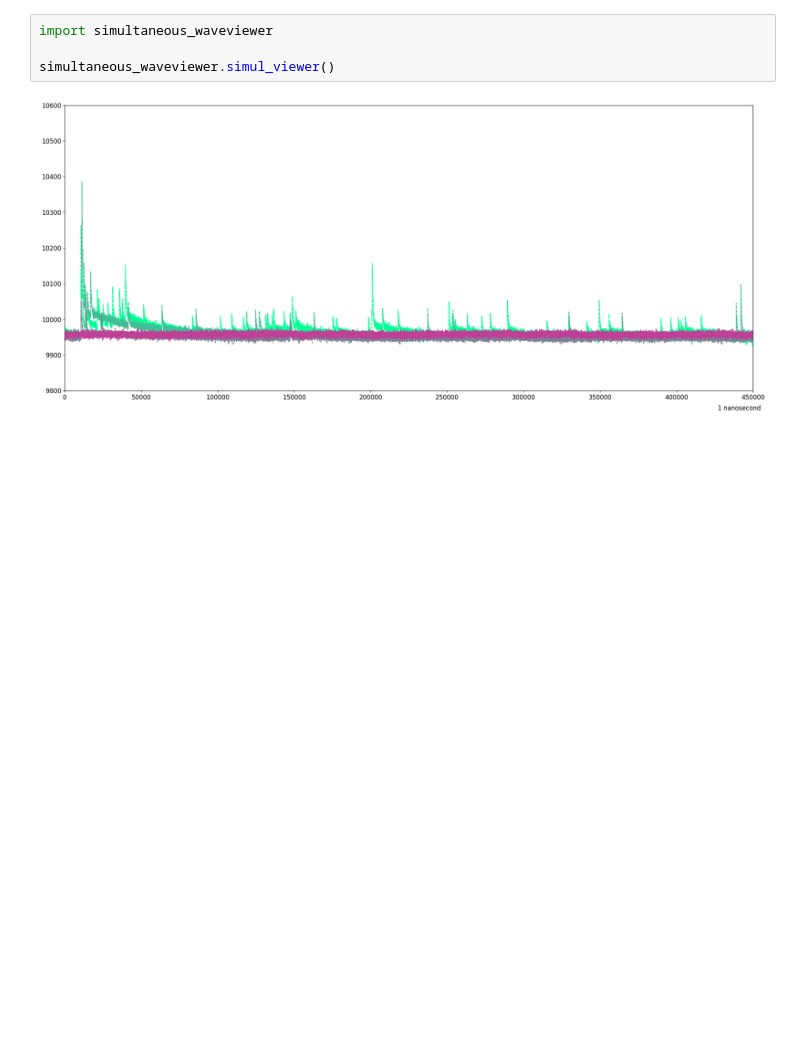
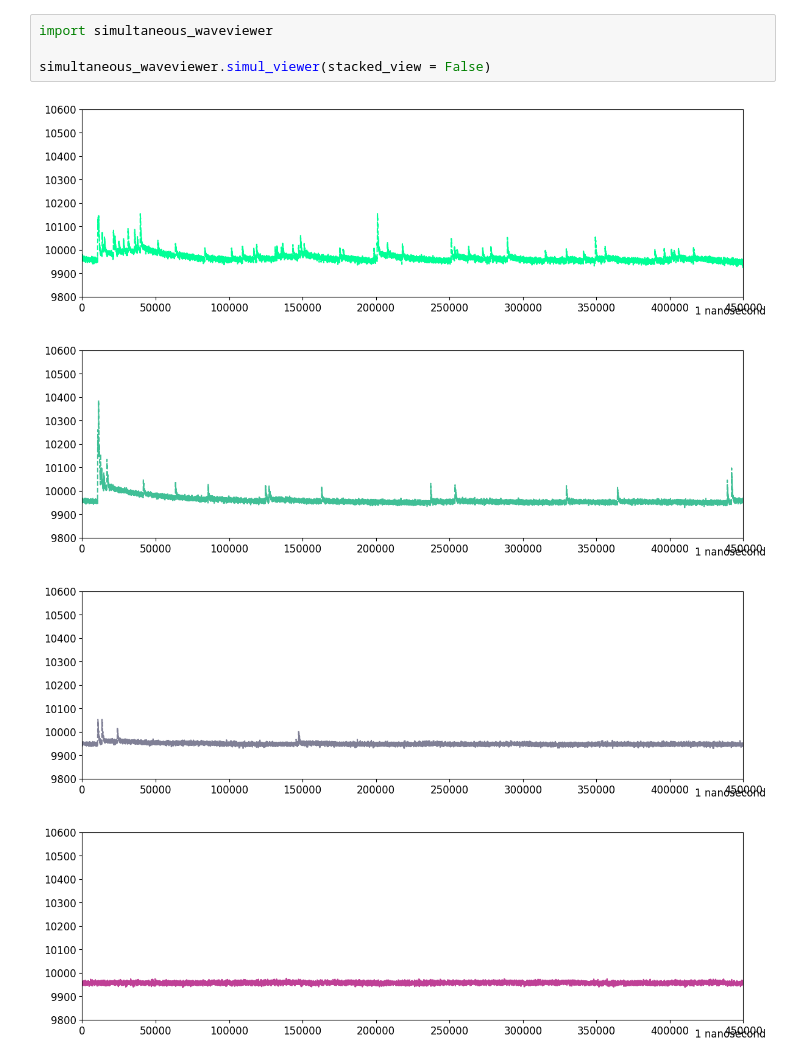
Before and after one commit to hofsi/leg-py, a Jupyter notebook: Run.ipynb, the cells around one changed output. Cells and saved outputs as stored; diff of their text form; blank space fills up the shorter version.

Commit message:
added toggle for list and combinde view

```diff
--- a/Run.ipynb
+++ b/Run.ipynb
@@ -1,6 +1,9 @@
 # %%
 import simultaneous_waveviewer
 
-simultaneous_waveviewer.simul_viewer()
+simultaneous_waveviewer.simul_viewer(stacked_view = False)
 # %% [output]
-[figure, old version]
+[figure, new version]
+[figure, added]
+[figure, added]
+[figure, added]
```
Also changed, not shown: 1 other file.
